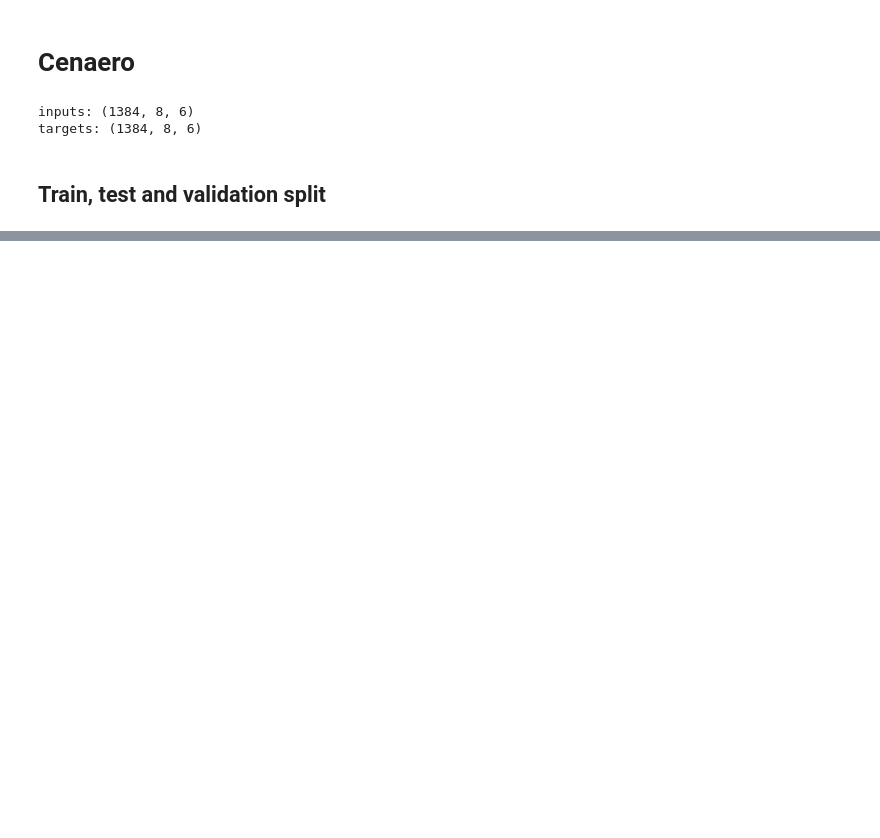
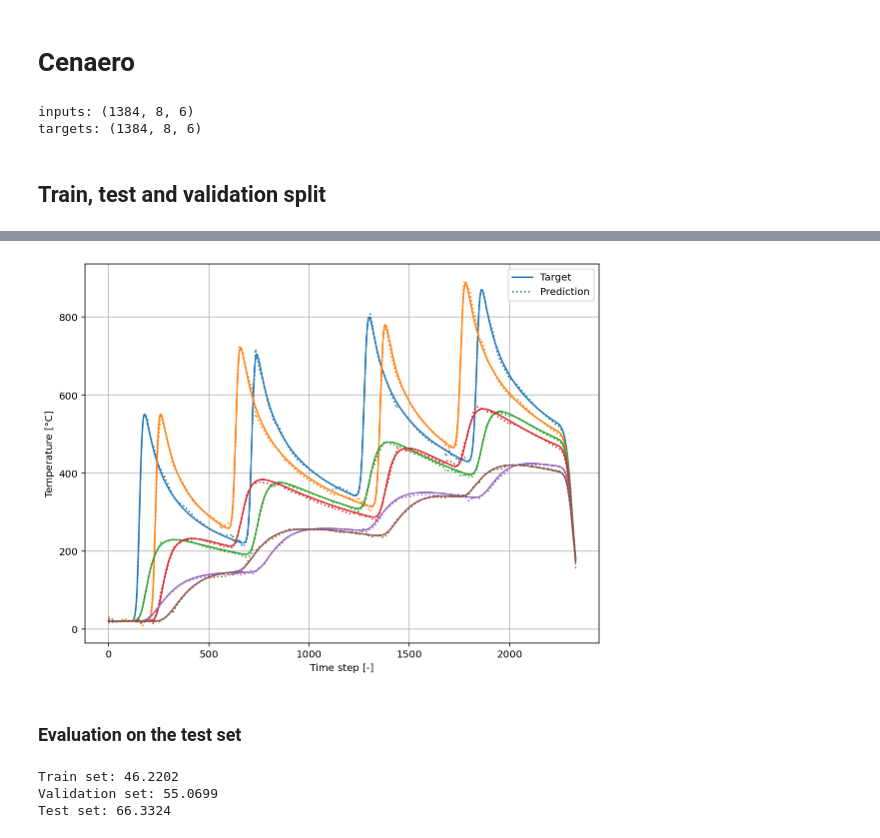
Before and after one commit to CarolineSainvitu/cenaero, a Jupyter notebook: gaspard/explore.ipynb, the cells around one changed output, grey strips where cells are left out. Drawn from its saved outputs; the diff is of its cells as text; code cells hidden in the pictures; blank space fills up the shorter version.

```diff
--- a/gaspard/explore.ipynb
+++ b/gaspard/explore.ipynb
@@ -142,0 +330,44 @@ plt.show()
+# %%
+sample_train_id = np.random.choice(train_sequence_ids, size=(1,))
+sample_train_inputs, sample_train_targets = load_data(sample_train_id, flatten_sequences=True)
+
+sample_train_inputs = torch.from_numpy(sample_train_inputs)
+
+with torch.no_grad():
+    sample_train_preds = mlp(sample_train_inputs)
+# %%
+fig, ax = plt.subplots(figsize=(8, 6))
+ax.grid()
+for i in range(6):
+    ax.plot(sample_train_targets[:, i], color='C{}'.format(i), label='Target')
+    ax.plot(sample_train_preds[:, i], color='C{}'.format(i), linestyle=':', label='Prediction')
+handles, labels = ax.get_legend_handles_labels()
+handles = handles[:2]
+labels = labels[:2]
+ax.legend(handles, labels)
+ax.set_xlabel('Time step [-]')
+ax.set_ylabel('Temperature [°C]')
+plt.tight_layout()
+plt.savefig('../outputs/{}-train.pdf'.format(model_name))
+# %% [output]
+[figure, added]
+# %% [markdown]
+### Evaluation on the test set
+# %%
+with torch.no_grad():
+    train_preds = mlp(train_inputs)
+    train_loss = F.mse_loss(train_preds, train_targets).item()
+with torch.no_grad():
+    valid_preds = mlp(valid_inputs)
+    valid_loss = F.mse_loss(valid_preds, valid_targets).item()
+with torch.no_grad():
+    test_preds = mlp(test_inputs)
+    test_loss = F.mse_loss(test_preds, test_targets).item()
+
+print('Train set: {:.4f}'.format(train_loss))
+print('Validation set: {:.4f}'.format(valid_loss))
+print('Test set: {:.4f}'.format(test_loss))
+# %% [output]
+Train set: 46.2202
+Validation set: 55.0699
+Test set: 66.3324
```
Also changed, not shown: parts of 31 cells of this notebook.
